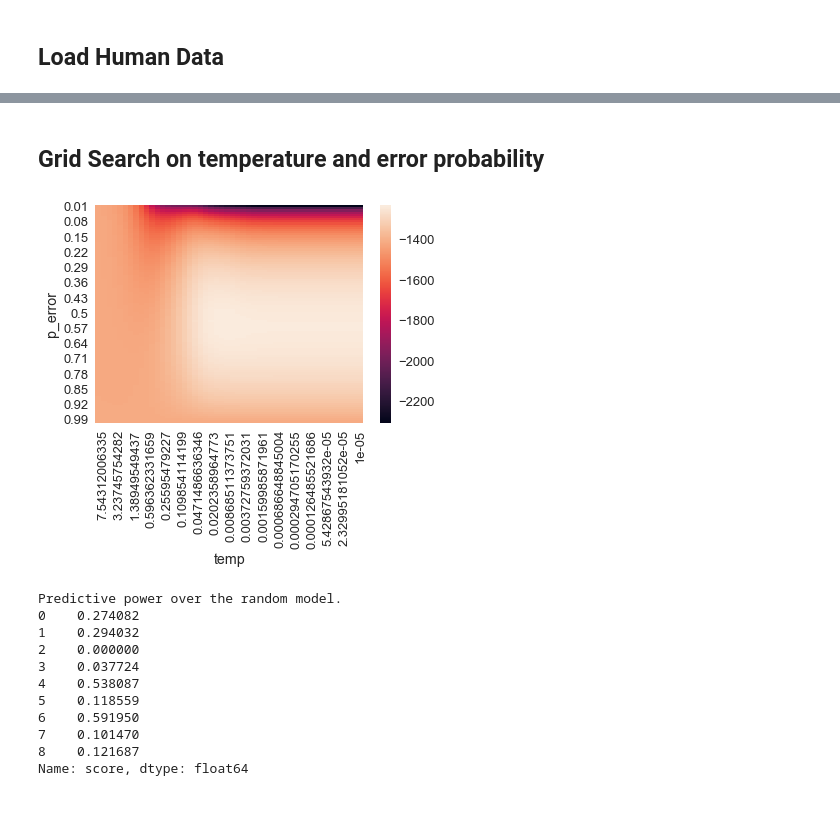
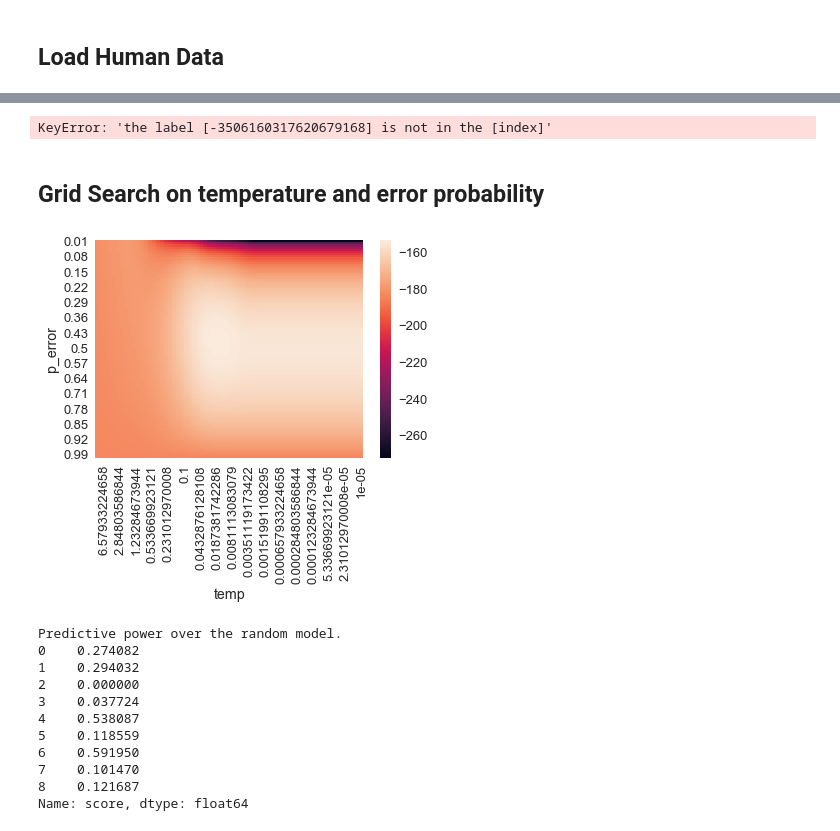
Before and after one commit to fredcallaway/planning, a Jupyter notebook: python/optimal_model.ipynb, the cells around one changed output, grey strips where cells are left out. Drawn from its saved outputs; the diff is of its cells as text; code cells hidden in the pictures.

```diff
--- a/python/optimal_model.ipynb
+++ b/python/optimal_model.ipynb
@@ -20,12 +17,20 @@ The autoreload extension is already loaded. To reload it, use:
 # %% [markdown]
 # Define environment
 # %%
-from distributions import Normal
 from mouselab import MouselabEnv
+from distributions import Categorical, Normal
 
-def make_env(mu=0, sigma=6, quantization=6, branching=(2,2), **kwargs):
-    reward = Normal(mu, sigma).to_discrete(quantization).apply(int)
-    return MouselabEnv.new_symmetric(branching, reward, cost=1, **kwargs)
+def make_env(mu=0, sigma=6, quantization=4, cost=1.00, seed=None, branching=[3,1,2], **kwargs):
+    if seed is not None:
+        np.random.seed(seed)
 
-env = make_env(ground_truth=False, term_belief=True)
-env.render()
+    def reward(depth):
+        if depth > 0:
+            return Categorical([-10, -5, 5, 10])
+#             d = Normal(mu, sigma).to_discrete(quantization)
+#             return Categorical(map(round, d.vals), d.probs)
+        return 0.
+
+    return MouselabEnv.new_symmetric(branching, reward, cost=cost, **kwargs)
+
+env = make_env()
@@ -115,7 +146,7 @@ Predictive power: 0.685
 ## Load Human Data
 # %%
 from analysis_utils import *
-VERSION = 'c0.5'
+VERSION = 'c0.6'
 data = get_data(VERSION, '../experiment/data')
 pdf = data['participants']
 print(f'{len(pdf)} participants')
@@ -140,5 +191,5 @@ pdf['score'] = tdf.groupby('pid').score.sum()
 # %%
-TRIALS = pd.read_json('../experiment/experiment/static/json/binary_tree_constant_high.json')
+TRIALS = pd.read_json('../experiment/experiment/static/json/rewards/312.json')
 TRIALS = TRIALS.drop_duplicates(subset='trial_id').set_index('trial_id').stateRewards
 
 assert len(tdf.pid.unique()) == tdf.pid.max() + 1
@@ -154,41 +205,43 @@ def expand(df):
 data = pd.DataFrame(expand(tdf))
 print(f'{len(data)} observations)')
 data.head()
+# %% [output]
+KeyError: 'the label [-3506160317620679168] is not in the [index]'
 # %% [markdown]
 ## Grid Search on temperature and error probability
 # %%
 from mouselab_policy import MouselabPolicy
 rand_policy = MouselabPolicy({'term_reward': 0})
 # NOTE: must run one episode before calling for action_distribution
 run_episode(rand_policy, env)
 
 p_rand = np.stack(data.state.apply(rand_policy.action_distribution))[chosen]
 
 def logp_grid(data):
     prefs = np.stack(data.state.apply(optimal_policy.preferences))
     prefs -= prefs.max(1).reshape(-1, 1)  # prevent float overflow
     idx = np.arange(len(data))
     chosen = (idx, data.action.as_matrix())
     p_rand = np.stack(data.state.apply(rand_policy.action_distribution))[chosen]
 
     def logp(temp, p_error):
         eq = np.exp(prefs / temp)
         p_model = eq[chosen] / eq.sum(1)
         return np.log(p_error * p_rand + (1-p_error) * p_model)
 
     def items():
-        for t in np.logspace(-5,1, base=10):
+        for t in np.logspace(-5,1, 100):
             for pe in np.linspace(0.01,1, 100):
                 yield {'temp': t, 'p_error': pe, 'logp': logp(t, pe).sum()}
 
     return (DataFrame(items())
             .set_index(['p_error', 'temp'])
             .logp.unstack())
 
 # Up and right are becoming less random.
-sns.heatmap(logp_grid(data)).invert_xaxis()
+sns.heatmap(logp_grid(data.query('pid==0'))).invert_xaxis()
 # %% [output]
-[figure, old version]
+[figure, new version]
 # %%
 from scipy.optimize import minimize
 
```
Also changed, not shown: parts of 10 cells of this notebook, 15 other files.
